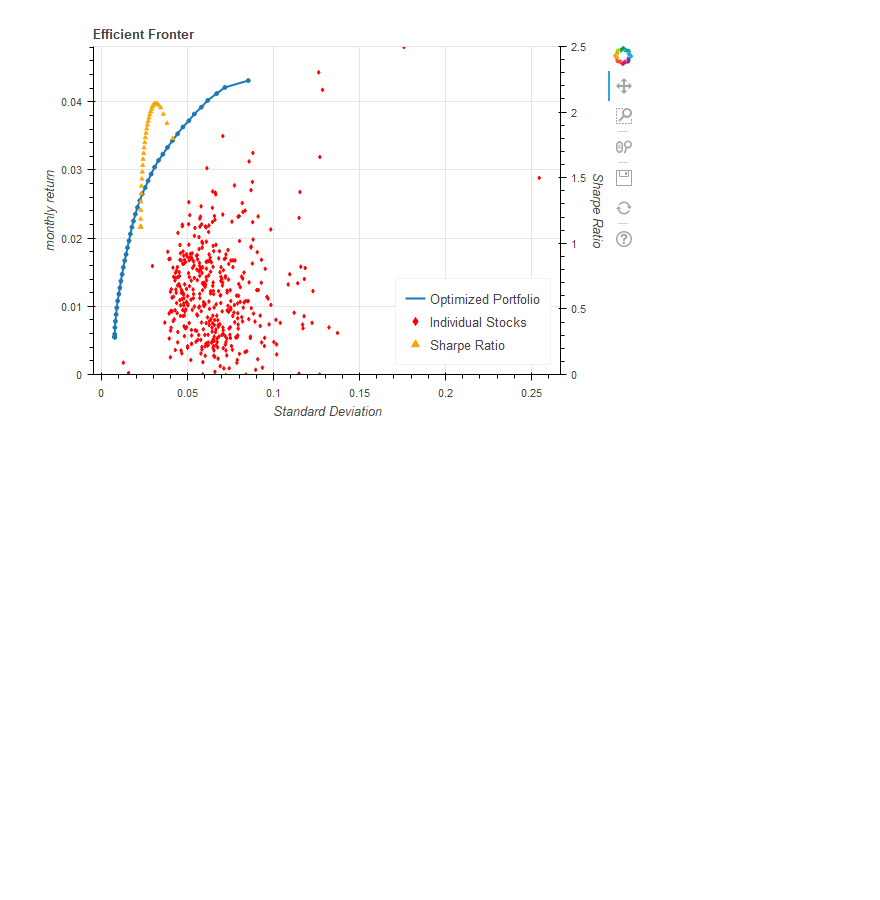
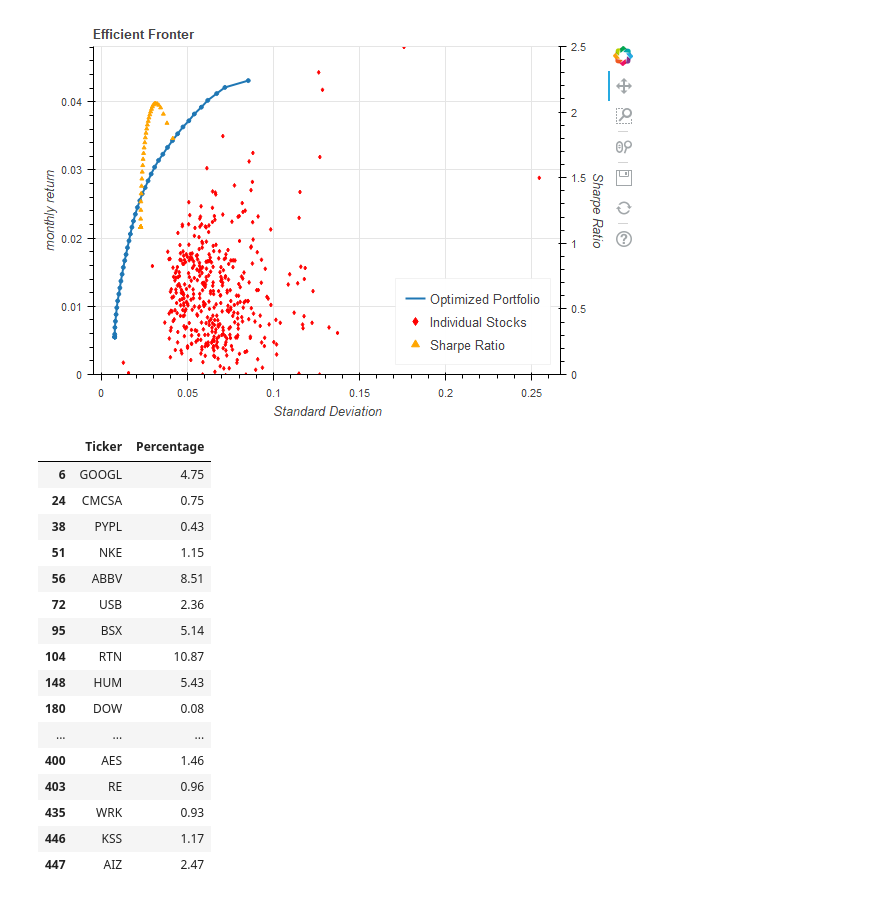
Before and after one commit to kwei321/Finance-Related-Notebook, a Jupyter notebook: 1. Simple Portfolio Optimizer.ipynb, the cells around one changed output. Drawn from its saved outputs; the diff is of its cells as text; code cells hidden in the pictures; blank space fills up the shorter version.

```diff
--- a/1. Simple Portfolio Optimizer.ipynb
+++ b/1. Simple Portfolio Optimizer.ipynb
@@ -561,3 +561,25 @@ finished looping
 [interactive output not drawn]
 [interactive output not drawn]
 [figure]
+# %%
+portfolio_DF1 = pd.DataFrame({"Ticker":symbol_list1, "Percentage": 100.0*weight1[np.argmax(sharpe1)]})
+
+display(portfolio_DF1[portfolio_DF1["Percentage"] > 0.0001])
+# %% [output]
+|  | Ticker | Percentage |
+| 6 | GOOGL | 4.75 |
+| 24 | CMCSA | 0.75 |
+| 38 | PYPL | 0.43 |
+| 51 | NKE | 1.15 |
+| 56 | ABBV | 8.51 |
+| 72 | USB | 2.36 |
+| 95 | BSX | 5.14 |
+| 104 | RTN | 10.87 |
+| 148 | HUM | 5.43 |
+| 180 | DOW | 0.08 |
+| ... | ... | ... |
+| 400 | AES | 1.46 |
+| 403 | RE | 0.96 |
+| 435 | WRK | 0.93 |
+| 446 | KSS | 1.17 |
+| 447 | AIZ | 2.47 |
```
